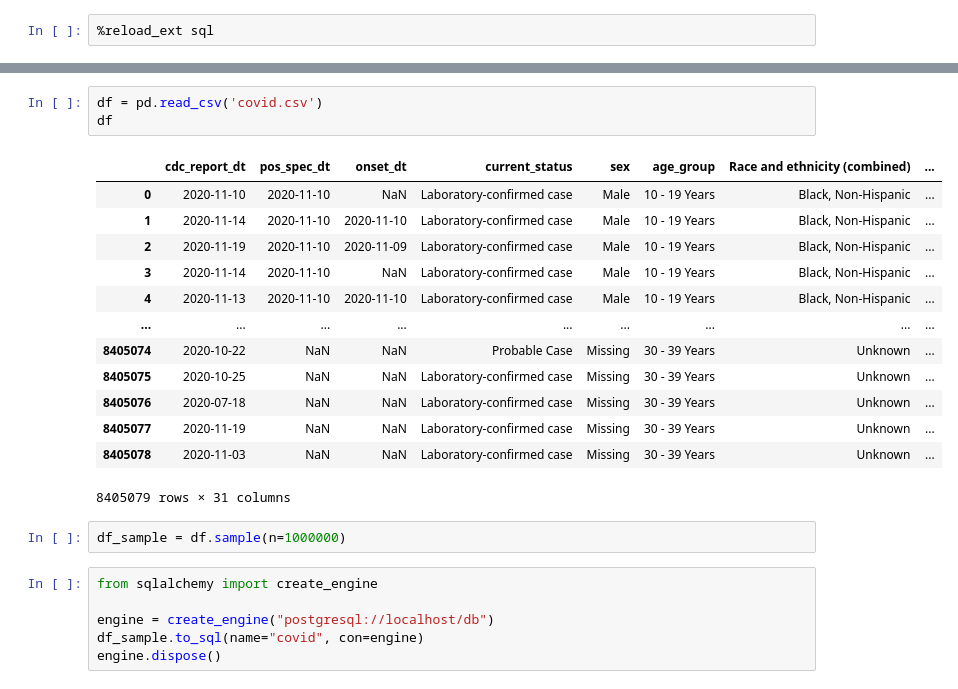
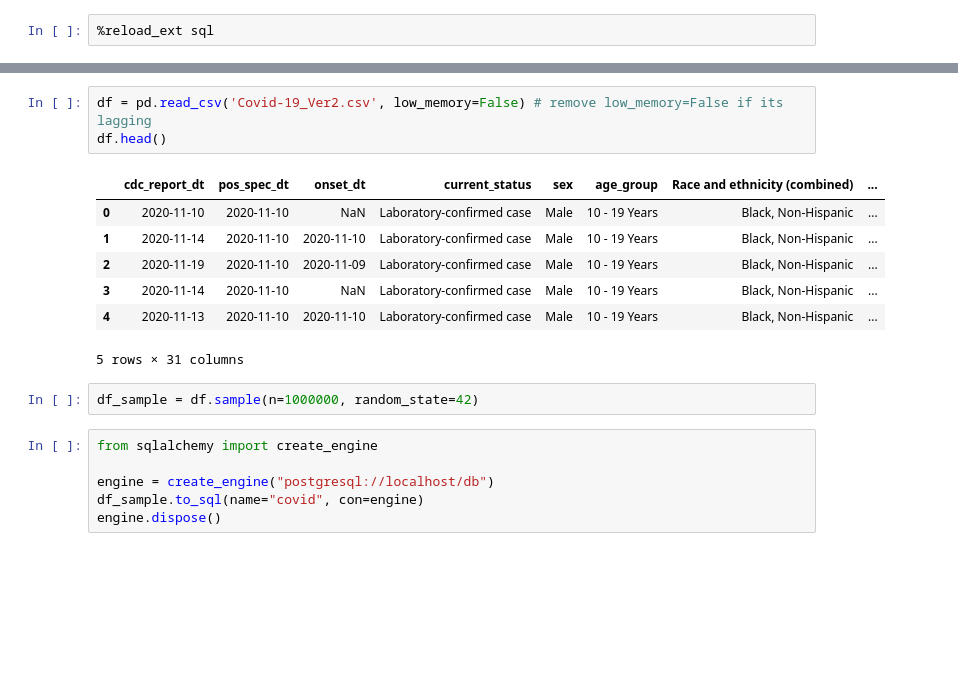
Before and after one commit to xihn/datac101-group-project, a Jupyter notebook: final_project.ipynb, the cells around one changed output, grey strips where cells are left out. Saved outputs shown, nothing was run; the diff lists cells and outputs as text; blank space fills up the shorter version.

```diff
--- a/final_project.ipynb
+++ b/final_project.ipynb
@@ -14,22 +19,16 @@ CREATE DATABASE
 # %%
-df = pd.read_csv('covid.csv')
-df
+df = pd.read_csv('Covid-19_Ver2.csv', low_memory=False) # remove low_memory=False if its lagging
+df.head()
 # %% [output]
 |  | cdc_report_dt | pos_spec_dt | onset_dt | current_status | sex | age_group | Race and ethnicity (combined) | ... |
 | 0 | 2020-11-10 | 2020-11-10 | NaN | Laboratory-confirmed case | Male | 10 - 19 Years | Black, Non-Hispanic | ... |
 | 1 | 2020-11-14 | 2020-11-10 | 2020-11-10 | Laboratory-confirmed case | Male | 10 - 19 Years | Black, Non-Hispanic | ... |
 | 2 | 2020-11-19 | 2020-11-10 | 2020-11-09 | Laboratory-confirmed case | Male | 10 - 19 Years | Black, Non-Hispanic | ... |
 | 3 | 2020-11-14 | 2020-11-10 | NaN | Laboratory-confirmed case | Male | 10 - 19 Years | Black, Non-Hispanic | ... |
 | 4 | 2020-11-13 | 2020-11-10 | 2020-11-10 | Laboratory-confirmed case | Male | 10 - 19 Years | Black, Non-Hispanic | ... |
-| ... | ... | ... | ... | ... | ... | ... | ... | ... |
-| 8405074 | 2020-10-22 | NaN | NaN | Probable Case | Missing | 30 - 39 Years | Unknown | ... |
-| 8405075 | 2020-10-25 | NaN | NaN | Laboratory-confirmed case | Missing | 30 - 39 Years | Unknown | ... |
-| 8405076 | 2020-07-18 | NaN | NaN | Laboratory-confirmed case | Missing | 30 - 39 Years | Unknown | ... |
-| 8405077 | 2020-11-19 | NaN | NaN | Laboratory-confirmed case | Missing | 30 - 39 Years | Unknown | ... |
-| 8405078 | 2020-11-03 | NaN | NaN | Laboratory-confirmed case | Missing | 30 - 39 Years | Unknown | ... |
-8405079 rows × 31 columns
+5 rows × 31 columns
 # %%
-df_sample = df.sample(n=1000000)
+df_sample = df.sample(n=1000000, random_state=42)
 # %%
 from sqlalchemy import create_engine
 
```
Also changed, not shown: parts of 7 cells of this notebook, 1 other file.
